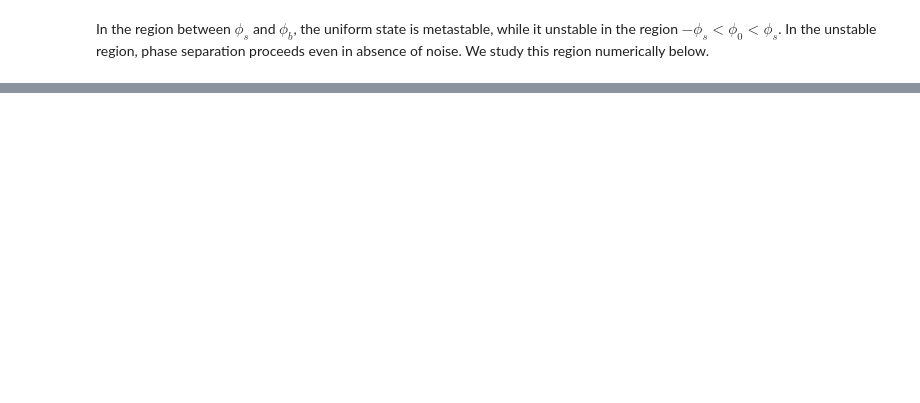
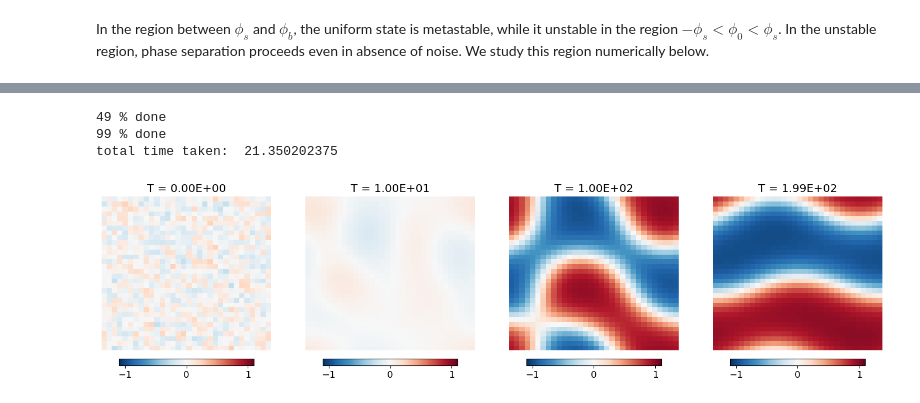
Before and after one commit to rajeshrinet/pygl, a Jupyter notebook: examples/modelB.ipynb, the cells around one changed output, grey strips where cells are left out. Cells and saved outputs as stored; diff of their text form; code cells hidden in the pictures; blank space fills up the shorter version.

Commit message:
update model B code

```diff
--- a/examples/modelB.ipynb
+++ b/examples/modelB.ipynb
@@ -47,0 +51,38 @@ In the region between $\phi_s$ and $\phi_b$, the uniform state is metastable, wh
+# %%
+def configPlot(U, fig, n_, i):
+    import matplotlib.pyplot as plt
+    sp =  fig.add_subplot(1, 4, n_ )
+
+    im=plt.pcolor(U, cmap=plt.cm.RdBu_r);  plt.clim(-1.1, 1.1);
+    cbar = plt.colorbar(im,fraction=0.04, pad=0.05, orientation="horizontal",
+                        ticks=[-1, 0, 1])
+
+    plt.axis('off'); plt.title('T = %1.2E'%(i))
+# %%
+Deff, Ng = 0, 32;
+
+Nt, dt, Nf = int(3e5), .005, 200
+phi0 = 0.0 + 0.25*(1-2*np.random.random((Ng,Ng)))
+Df=0.5*np.sqrt(2*Deff/dt);
+
+
+param = {'h':1, 'Ng':Ng, 'a':-0.25, 'b':0.25, 'kp':1,
+         'Nt':Nt, 'dt':dt, 'Nf':Nf, 'Df':Df}
+
+
+am = pygl.solvers.ModelB(param)
+t1 = time.perf_counter();     am.integrate(fft2(phi0) )
+
+print ('total time taken: ', time.perf_counter()-t1)
+
+
+fig = plt.figure(num=None, figsize=(18, 4), dpi=100);
+ti=0;     configPlot(am.XX[ti,::].reshape(Ng, Ng), fig, 1, ti)
+ti=10;    configPlot(am.XX[ti,::].reshape(Ng, Ng), fig, 2, ti)
+ti=100;   configPlot(am.XX[ti,::].reshape(Ng, Ng), fig, 3, ti)
+ti=199;   configPlot(am.XX[ti,::].reshape(Ng, Ng), fig, 4, ti);
+# %% [output]
+49 % done
+99 % done
+total time taken:  21.350202375
+[figure, added]
```
Also changed, not shown: parts of 12 cells of this notebook, 3 other files.
